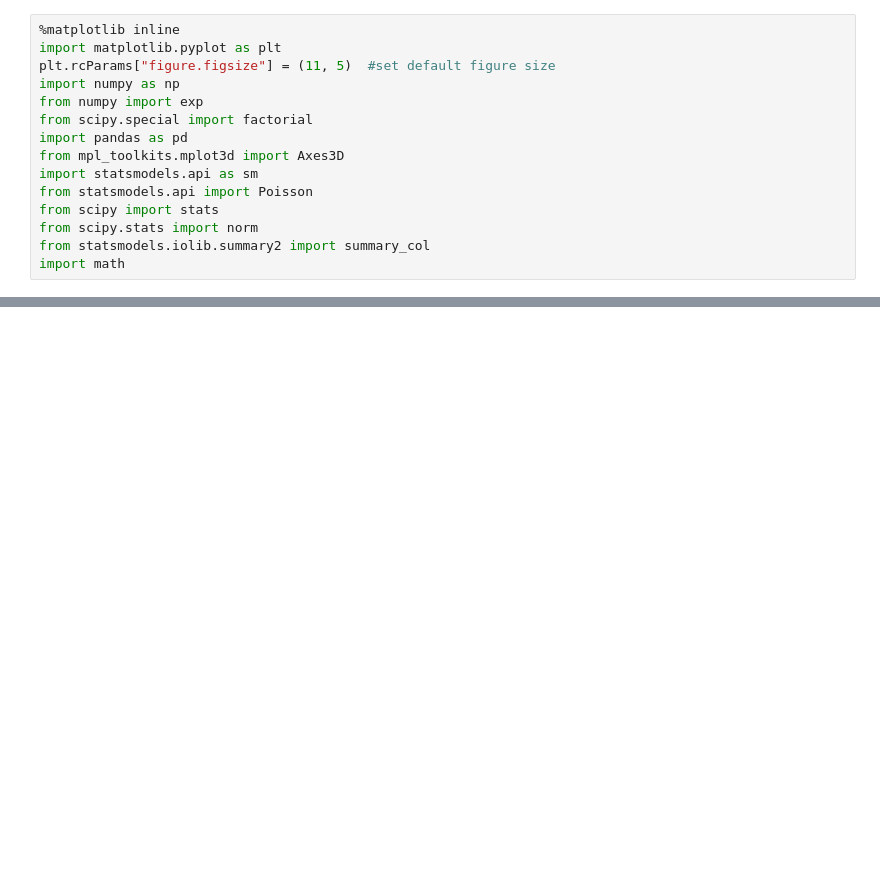
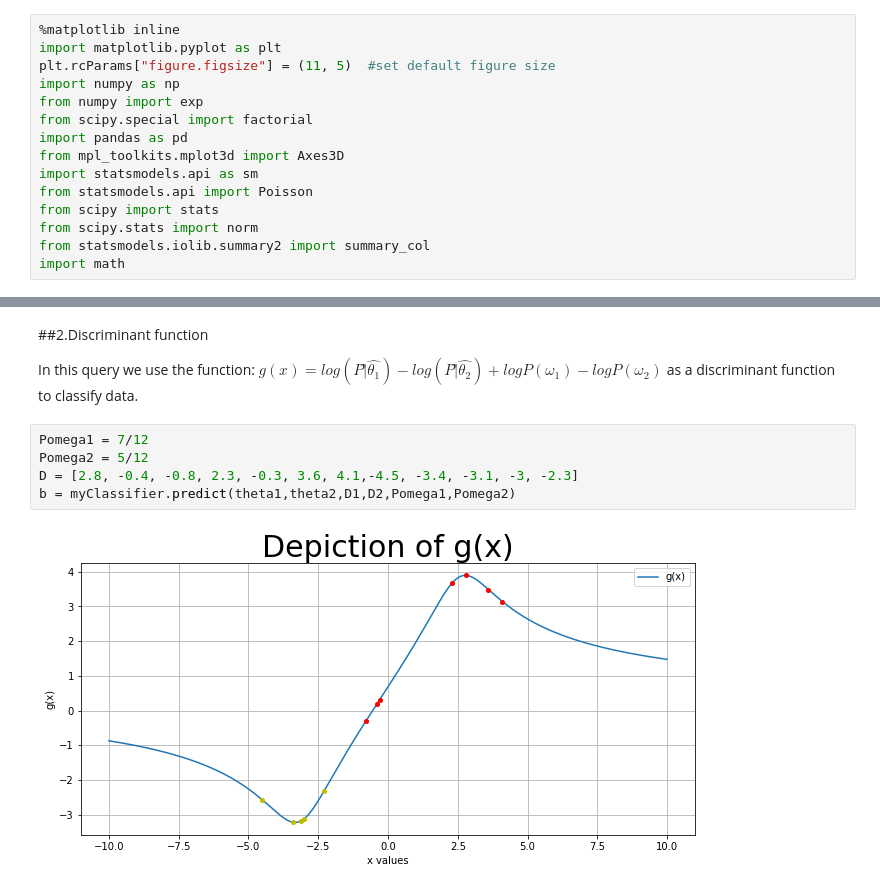
Before and after one commit to Sourland/pattern-recognision, a Jupyter notebook: parameterEstimation.ipynb, the cells around one changed output, grey strips where cells are left out. Saved outputs shown, nothing was run; the diff lists cells and outputs as text; blank space fills up the shorter version.

```diff
--- a/parameterEstimation.ipynb
+++ b/parameterEstimation.ipynb
@@ -46,0 +92,11 @@ parameter value:  2.599999999993017
+# %% [markdown]
+##2.Discriminant function
+
+In this query we use the function: $g(x) = log(P|̂\hat{θ_1}) - log(P|̂\hat{θ_2}) + logP(ω_1) - logP(ω_2)$ as a discriminant function to classify data.
+# %%
+Pomega1 = 7/12
+Pomega2 = 5/12
+D = [2.8, -0.4, -0.8, 2.3, -0.3, 3.6, 4.1,-4.5, -3.4, -3.1, -3, -2.3]
+b = myClassifier.predict(theta1,theta2,D1,D2,Pomega1,Pomega2)
+# %% [output]
+[figure, added]
```
Also changed, not shown: parts of 6 cells of this notebook.
